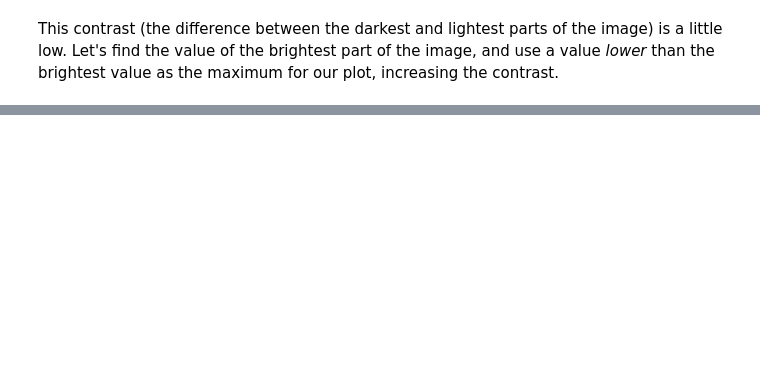
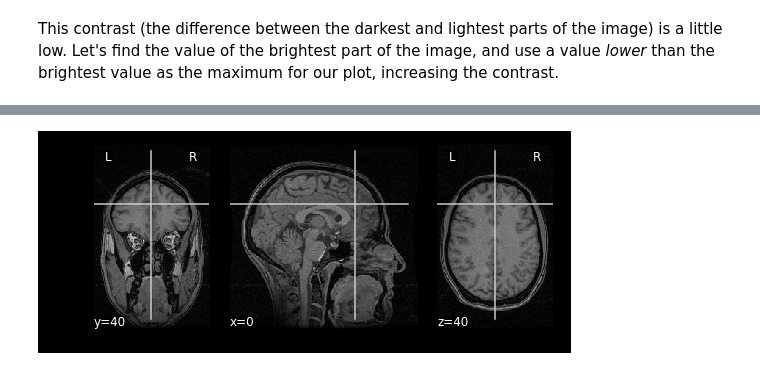
Before and after one commit to beausievers/learn-neuroimaging, a Jupyter notebook: module_01_how_brain_images_are_stored.ipynb, the cells around one changed output, grey strips where cells are left out. Cells and saved outputs as stored; diff of their text form; code cells hidden in the pictures; blank space fills up the shorter version.

```diff
--- a/module_01_how_brain_images_are_stored.ipynb
+++ b/module_01_how_brain_images_are_stored.ipynb
@@ -96,0 +109,4 @@ plotting.plot_anat(haxby_anat, vmax=haxby_max/2);
+# %%
+plotting.plot_anat(haxby_anat, vmax=haxby_max/2, cut_coords=(0,40,40));
+# %% [output]
+[figure, added]
```
Also changed, not shown: parts of 16 cells of this notebook.
